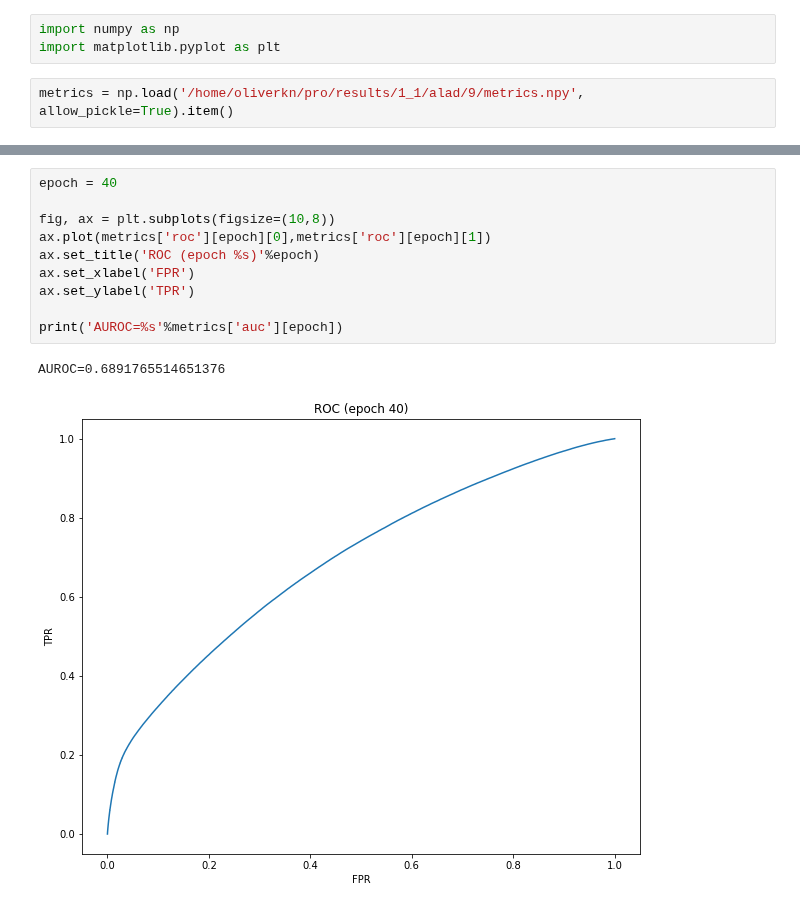
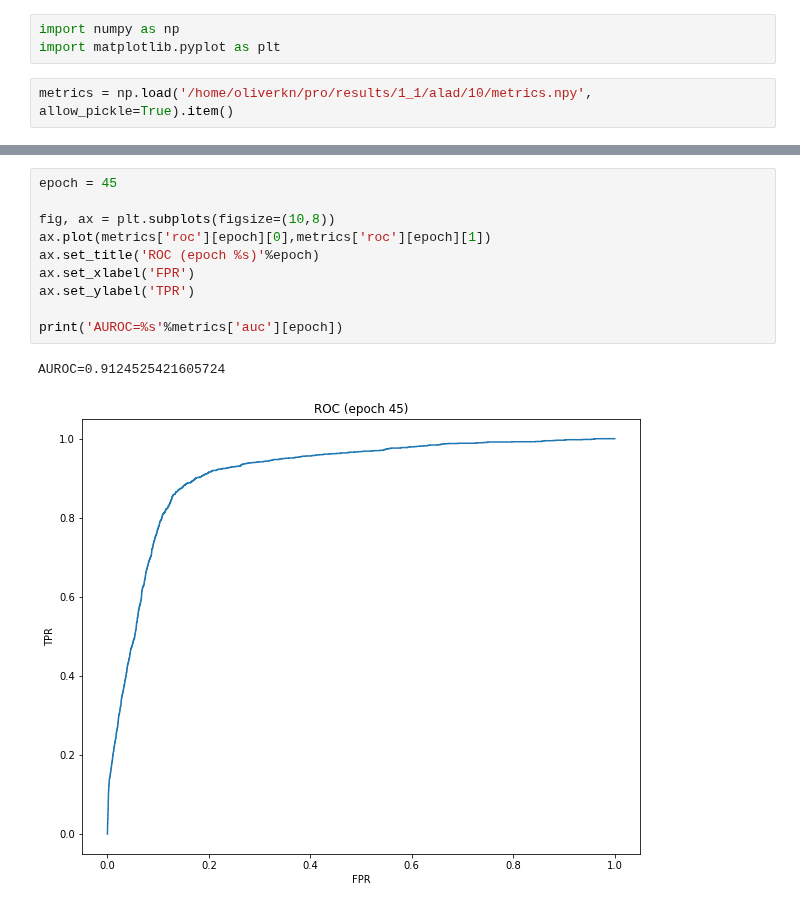
Before and after one commit to oliverkn/alad-for-lhc, a Jupyter notebook: evaluation/plots.ipynb, the cells around one changed output, grey strips where cells are left out. Drawn from its saved outputs; the diff is of its cells as text.

```diff
--- a/evaluation/plots.ipynb
+++ b/evaluation/plots.ipynb
@@ -2,7 +2,7 @@
 import numpy as np
 import matplotlib.pyplot as plt
 # %%
-metrics = np.load('/home/oliverkn/pro/results/1_1/alad/9/metrics.npy', allow_pickle=True).item()
+metrics = np.load('/home/oliverkn/pro/results/1_1/alad/10/metrics.npy', allow_pickle=True).item()
 # %%
 fig, ax = plt.subplots(figsize=(10,8))
 ax.plot(metrics['epoch'],metrics['auc'], label='auroc')
@@ -12,13 +15,13 @@ ax.legend()
 # %%
-epoch = 40
+epoch = 45
 
 fig, ax = plt.subplots(figsize=(10,8))
 ax.plot(metrics['roc'][epoch][0],metrics['roc'][epoch][1])
 ax.set_title('ROC (epoch %s)'%epoch)
 ax.set_xlabel('FPR')
 ax.set_ylabel('TPR')
 
 print('AUROC=%s'%metrics['auc'][epoch])
 # %% [output]
-AUROC=0.6891765514651376
+AUROC=0.9124525421605724
-[figure, old version]
+[figure, new version]
```
Also changed, not shown: parts of 1 cell of this notebook, 2 other files.
